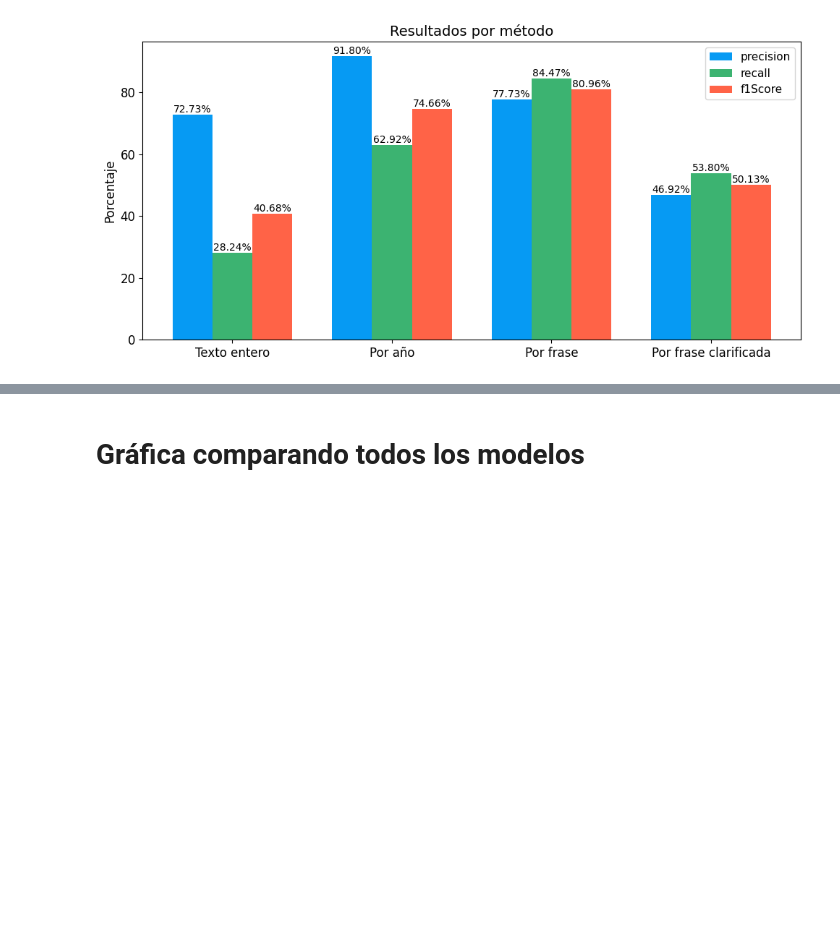
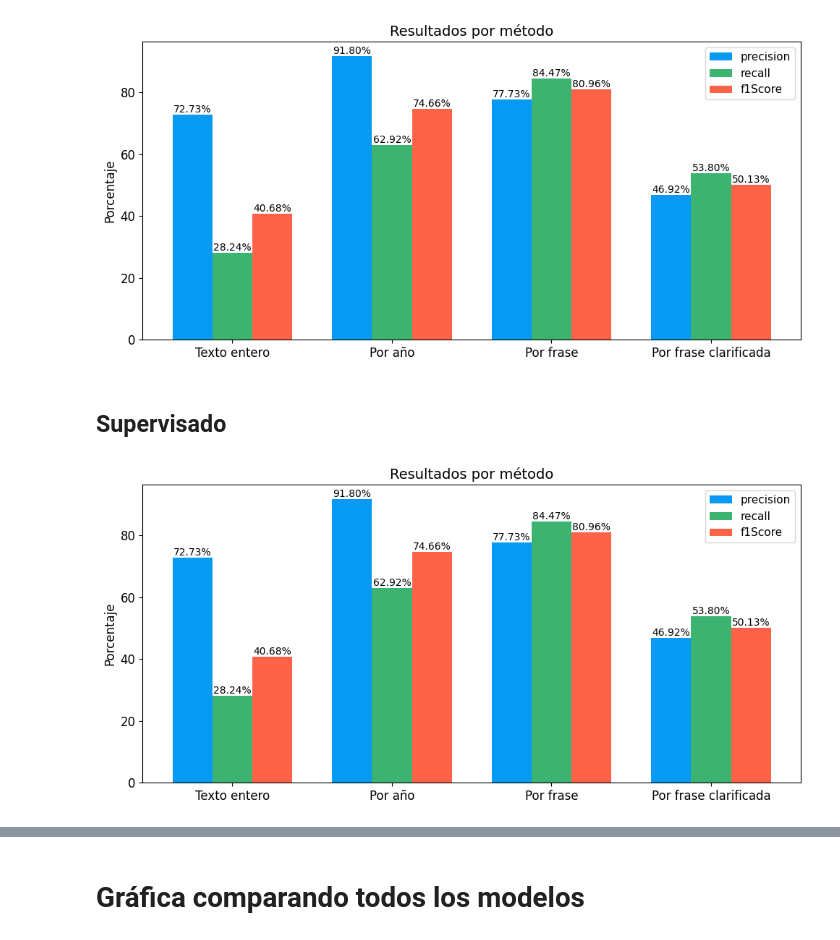
Before and after one commit to carlosochoaj/Automated-Relationship-Graph-with-DICAT-Database, a Jupyter notebook: Prompting/code/charts.ipynb, the cells around one changed output, grey strips where cells are left out. Saved outputs shown, nothing was run; the diff lists cells and outputs as text; code cells hidden in the pictures; blank space fills up the shorter version.

```diff
--- a/Prompting/code/charts.ipynb
+++ b/Prompting/code/charts.ipynb
@@ -57,9 +169,9 @@ import numpy as np
 
 # Datos
 metodos = ["Texto entero", "Por año", "Por frase", "Por frase clarificada"]
-precision_scores = [72.73, 91.80, 77.73, 46.92]
-recall_scores = [28.24, 62.92, 84.47, 53.80]
-f1_scores = [40.68, 74.66, 80.96, 50.13]
+precision_scores_prompting = [72.73, 91.80, 77.73, 46.92]
+recall_scores_prompting = [28.24, 62.92, 84.47, 53.80]
+f1_scores_prompting = [40.68, 74.66, 80.96, 50.13]
 
 # Posiciones de las barras
 x = np.arange(len(metodos))
@@ -69,9 +181,9 @@ fig, ax = plt.subplots(figsize=(10, 5))
 plt.rcParams.update({'font.size': 12})
 
 # Gráfico de barras
-bars1 = ax.bar(x - width, precision_scores, width, label='precision', color='xkcd:azure')
-bars2 = ax.bar(x, recall_scores, width, label='recall', color='mediumseagreen')
-bars3 = ax.bar(x + width, f1_scores, width, label='f1Score', color='tomato')
+bars1 = ax.bar(x - width, precision_scores_prompting, width, label='precision', color='xkcd:azure')
+bars2 = ax.bar(x, recall_scores_prompting, width, label='recall', color='mediumseagreen')
+bars3 = ax.bar(x + width, f1_scores_prompting, width, label='f1Score', color='tomato')
 
 # Etiquetas y título
 ax.set_ylabel('Porcentaje', fontsize=12)
@@ -100,7 +212,62 @@ for bar in bars3:
                 ha='center', va='bottom', fontsize=10)
 
 plt.tight_layout()
-plt.savefig("results_per_method.png")
+plt.savefig("../out/charts_generated/prompting/prompting_results_per_method.png")
 plt.show()
 # %% [output]
 [figure]
+# %% [markdown]
+## Supervisado
+# %%
+import matplotlib.pyplot as plt
+import numpy as np
+
+# Datos
+metodos = ["Texto entero", "Por año", "Por frase", "Por frase clarificada"]
+precision_scores_supervisado = [72.73, 91.80, 77.73, 46.92]
+recall_scores_supervisado = [28.24, 62.92, 84.47, 53.80]
+f1_scores_supervisado = [40.68, 74.66, 80.96, 50.13]
+
+# Posiciones de las barras
+x = np.arange(len(metodos))
+width = 0.25  # Ancho de las barras
+
+fig, ax = plt.subplots(figsize=(10, 5))
+plt.rcParams.update({'font.size': 12})
+
+# Gráfico de barras
+bars1 = ax.bar(x - width, precision_scores_supervisado, width, label='precision', color='xkcd:azure')
+bars2 = ax.bar(x, recall_scores_supervisado, width, label='recall', color='mediumseagreen')
+bars3 = ax.bar(x + width, f1_scores_supervisado, width, label='f1Score', color='tomato')
+
+# Etiquetas y título
+ax.set_ylabel('Porcentaje', fontsize=12)
+ax.set_title('Resultados por método', fontsize=14)
+ax.set_xticks(x)
+ax.set_xticklabels(metodos)
+ax.legend(fontsize=11)
+
+# Añadir valores encima de las barras
+for bar in bars1:
+    height = bar.get_height()
+    ax.annotate(f'{height:.2f}%',
+                xy=(bar.get_x() + bar.get_width() / 2, height),
+                ha='center', va='bottom', fontsize=10)
+
+for bar in bars2:
+    height = bar.get_height()
+    ax.annotate(f'{height:.2f}%',
+                xy=(bar.get_x() + bar.get_width() / 2, height),
+                ha='center', va='bottom', fontsize=10)
+
+for bar in bars3:
+    height = bar.get_height()
+    ax.annotate(f'{height:.2f}%',
+                xy=(bar.get_x() + bar.get_width() / 2, height),
+                ha='center', va='bottom', fontsize=10)
+
+plt.tight_layout()
+plt.savefig("../out/charts_generated/supervisado/supervisado_results_per_method.png")
+plt.show()
+# %% [output]
+[figure, added]
```
Also changed, not shown: parts of 10 cells of this notebook, 14 other files.
